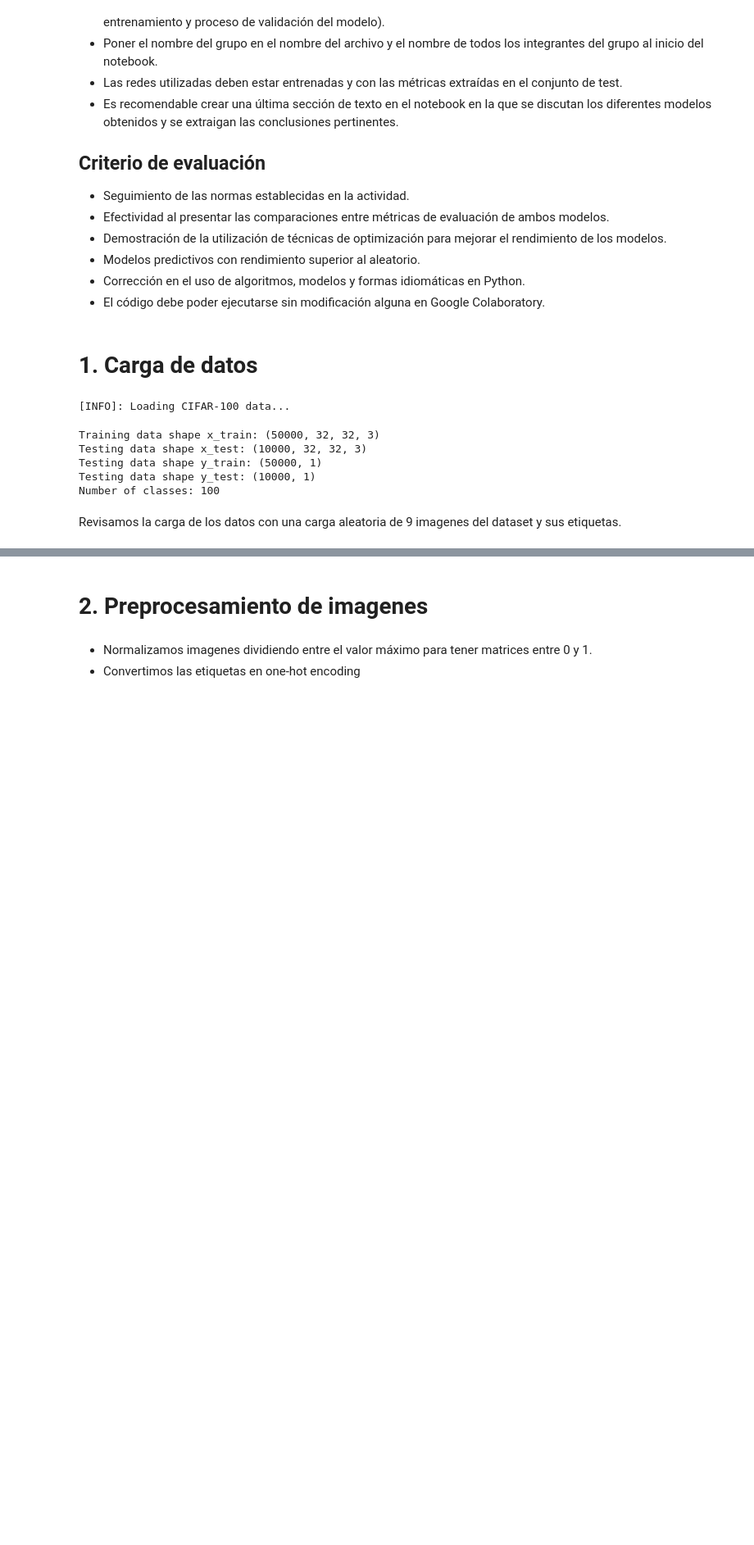
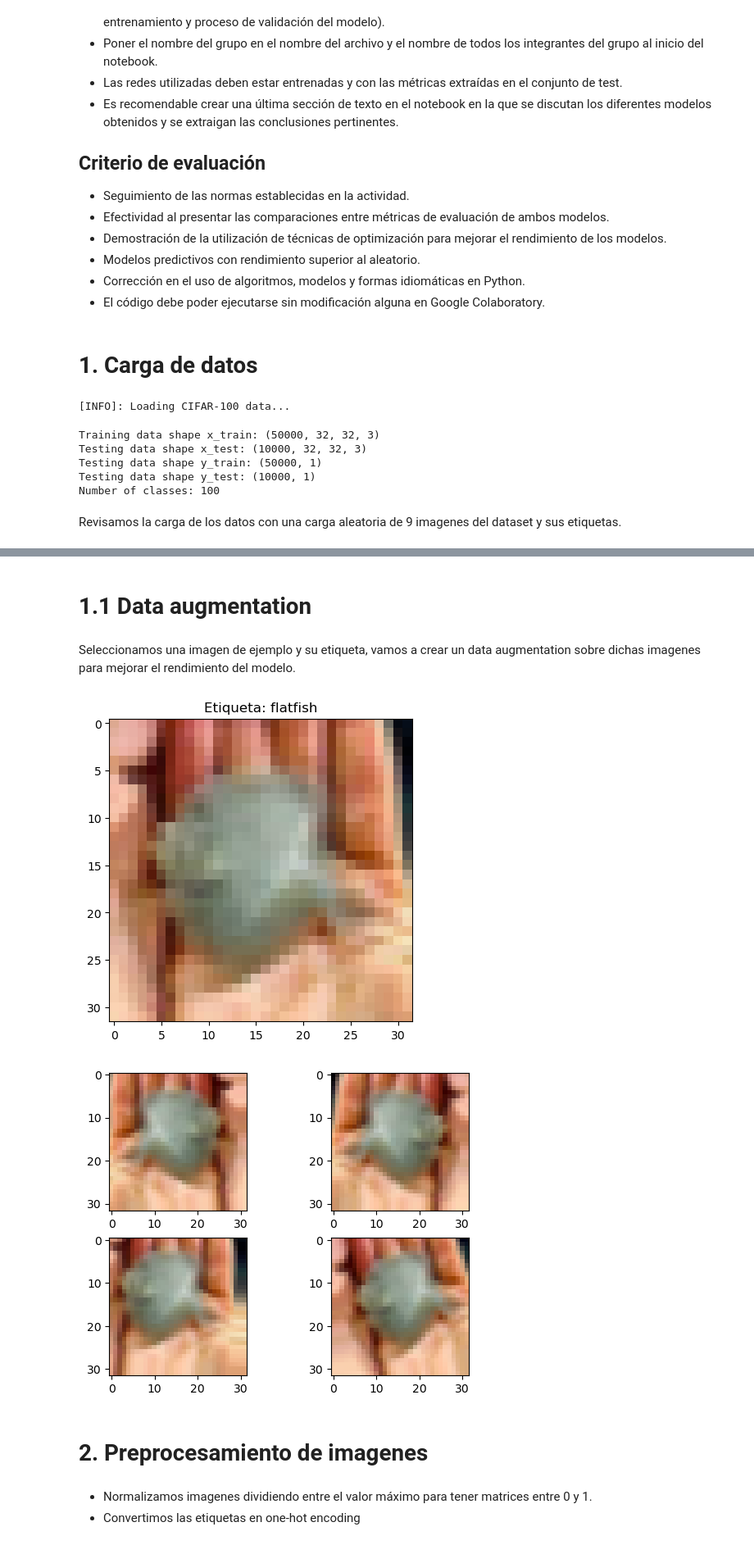
Before and after one commit to lcoronelh/CIFAR100, a Jupyter notebook: CIFAR100.ipynb, the cells around one changed output, grey strips where cells are left out. Shown at 82% size. Saved outputs shown, nothing was run; the diff lists cells and outputs as text; code cells hidden in the pictures; blank space fills up the shorter version.

Commit message:
Primeros pasos para el data augmentation

```diff
--- a/CIFAR100.ipynb
+++ b/CIFAR100.ipynb
@@ -106,0 +109,25 @@ plt.show()
+# %% [markdown]
+# 1.1 Data augmentation
+# %% [markdown]
+Seleccionamos una imagen de ejemplo y su etiqueta, vamos a crear un data augmentation sobre dichas imagenes para mejorar el rendimiento del modelo.
+# %%
+sample = np.random.choice(x_train.shape[0])
+label_sample = labelNames[y_train[sample, 0]]
+
+
+
+plt.imshow(x_train[sample])
+plt.title(f"Etiqueta: {label_sample}")
+plt.show()
+
+fig, axes = plt.subplots(2,2)
+i = 0
+for batch in datagen.flow(x_train[sample].reshape((1,32,32,3)), batch_size=1):
+    axes[i//2, i%2].imshow(image.array_to_img(batch[0]))
+    i += 1
+    if i == 4:
+        break
+plt.show()
+# %% [output]
+[figure, added]
+[figure, added]
```
Also changed, not shown: parts of 12 cells of this notebook, 1 other file.
